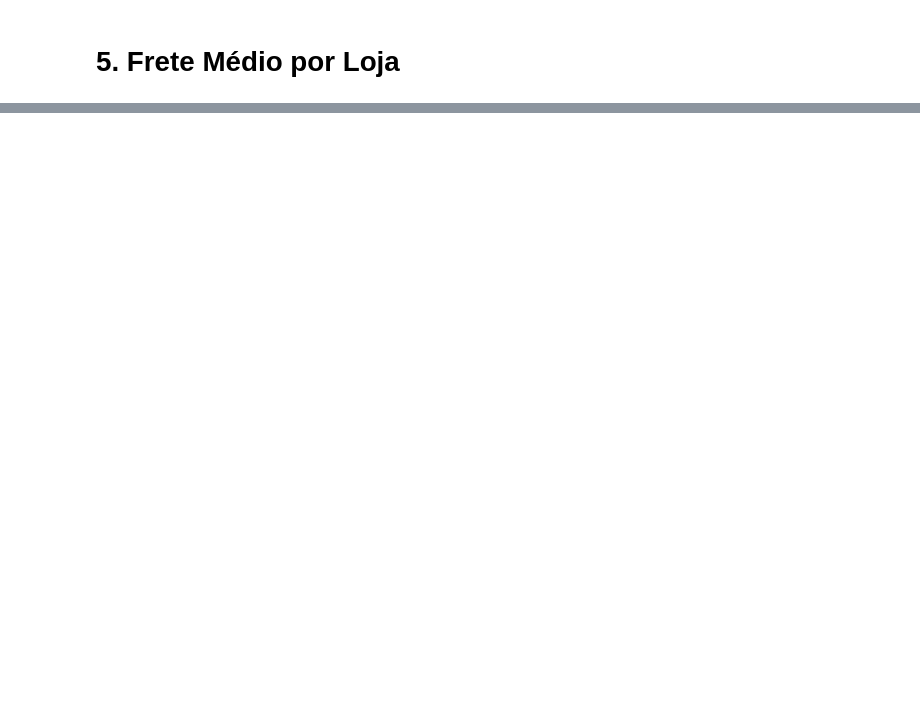
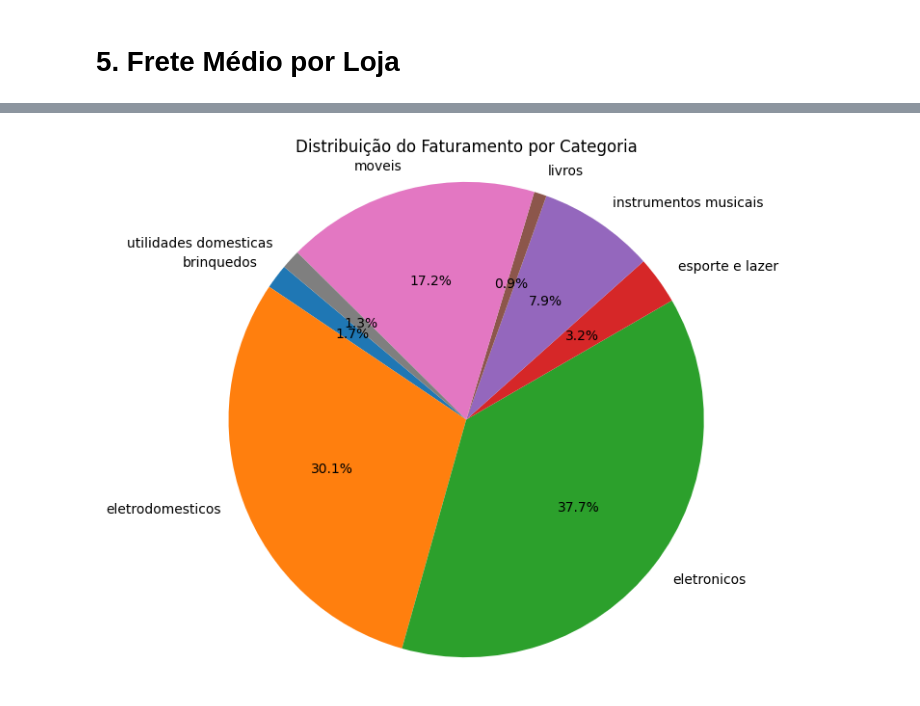
Before and after one commit to GustavoTeodoro10/desafioAllureStore, a Jupyter notebook: AluraStoreBr.ipynb, the cells around one changed output, grey strips where cells are left out. Cells and saved outputs as stored; diff of their text form; code cells hidden in the pictures; blank space fills up the shorter version.

Commit message:
Analise e gráficos finalizados , relatório pendente

```diff
--- a/AluraStoreBr.ipynb
+++ b/AluraStoreBr.ipynb
@@ -85,0 +174,10 @@ Name: Preço, dtype: float64
+# %%
+vendaCategoria = todasLojas.groupby('Categoria do Produto')['Preço'].sum()
+
+plt.figure(figsize=(7,7))
+plt.pie(vendaCategoria, labels=vendaCategoria.index, autopct='%1.1f%%', startangle=140)
+plt.title('Distribuição do Faturamento por Categoria')
+plt.axis('equal')  # deixa o gráfico redondinho
+plt.show()
+# %% [output]
+[figure, added]
```
Also changed, not shown: parts of 13 cells of this notebook.
